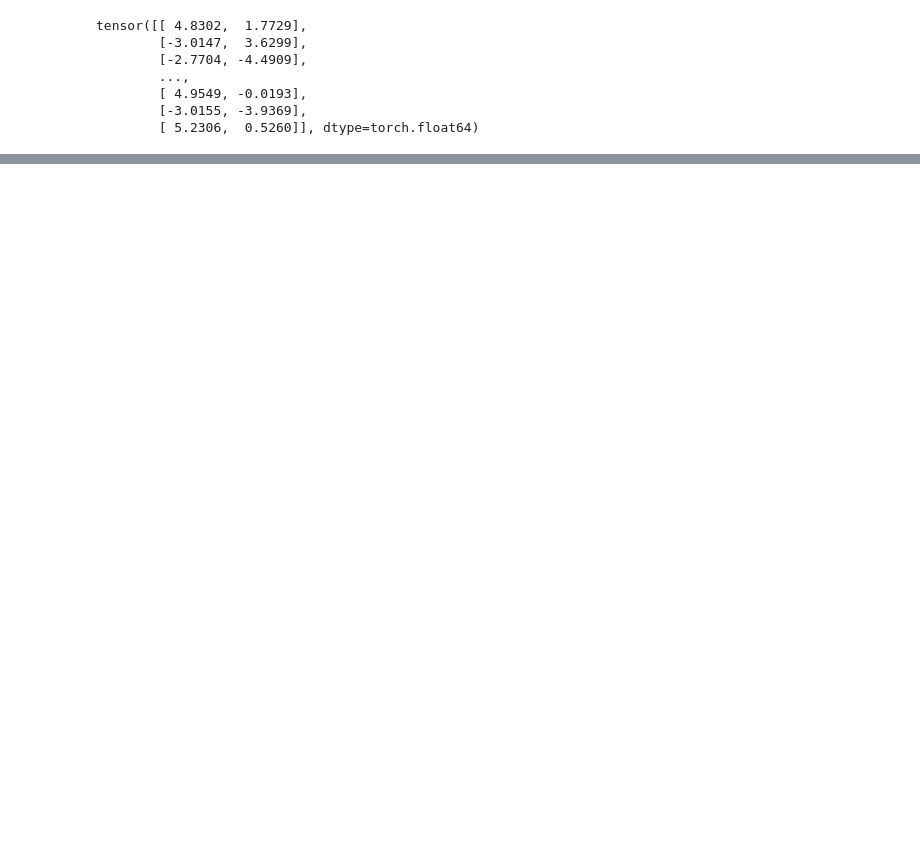
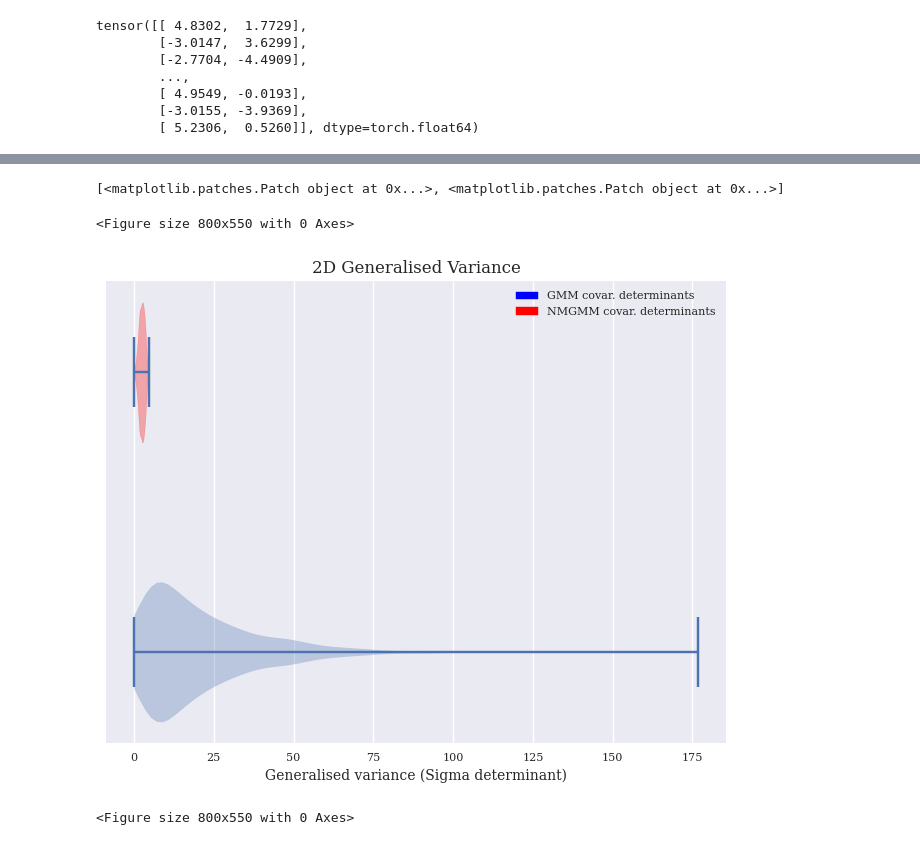
Before and after one commit to PatrickTourniaire/Negative-Gaussian-Mixture-Model, a Jupyter notebook: research/notebooks/initialisation.ipynb, the cells around one changed output, grey strips where cells are left out. Saved outputs shown, nothing was run; the diff lists cells and outputs as text; code cells hidden in the pictures; blank space fills up the shorter version.

```diff
--- a/research/notebooks/initialisation.ipynb
+++ b/research/notebooks/initialisation.ipynb
@@ -320,0 +326,39 @@ fig.savefig('generalised_variance.png')
+# %%
+import matplotlib.patches as mpatches
+from itertools import repeat
+
+fig = plt.figure()
+
+# Create an axes instance
+fig, ax = plt.subplots(figsize=(8,6))
+ax.set_yticks([], [])
+
+ax.set_title('2D Generalised Variance')
+ax.set_xlabel('Generalised variance (Sigma determinant)')
+
+
+red_patch = mpatches.Patch(color='red')
+# 'fake' invisible object
+
+pos   = [1, 2]
+label = ['GMM covar. determinants','NMGMM covar. determinants']
+
+fake_handles = repeat(red_patch, len(pos))
+print(list(fake_handles))
+
+# Create the boxplot
+violin_parts = ax.violinplot([gen_variance, sqrd_gen_variance], vert=False)
+violin_parts['bodies'][1].set_facecolor('red')
+violin_parts['bodies'][1].set_edgecolor('red')
+
+
+ax.legend([mpatches.Patch(color='blue'), mpatches.Patch(color='red')], label)
+
+plt.show()
+plt.draw()
+fig.savefig('generalised_variance.png')
+# %% [output]
+[<matplotlib.patches.Patch object at 0x...>, <matplotlib.patches.Patch object at 0x...>]
+<Figure size 800x550 with 0 Axes>
+[figure, added]
+<Figure size 800x550 with 0 Axes>
```
Also changed, not shown: parts of 11 cells of this notebook, 18 other files.
